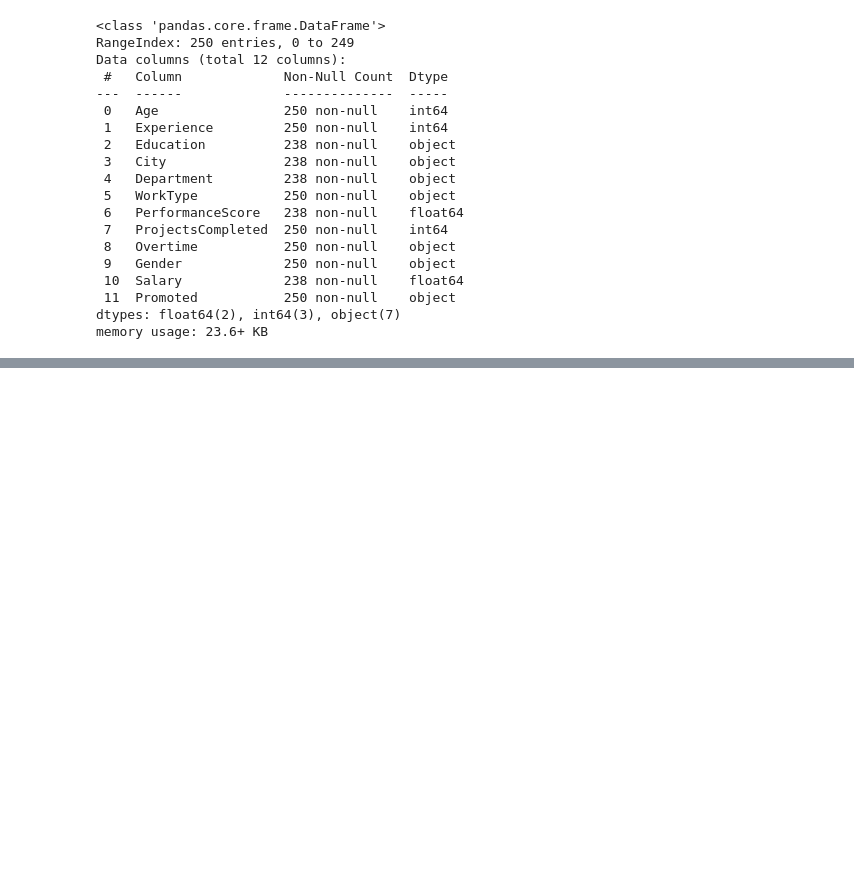
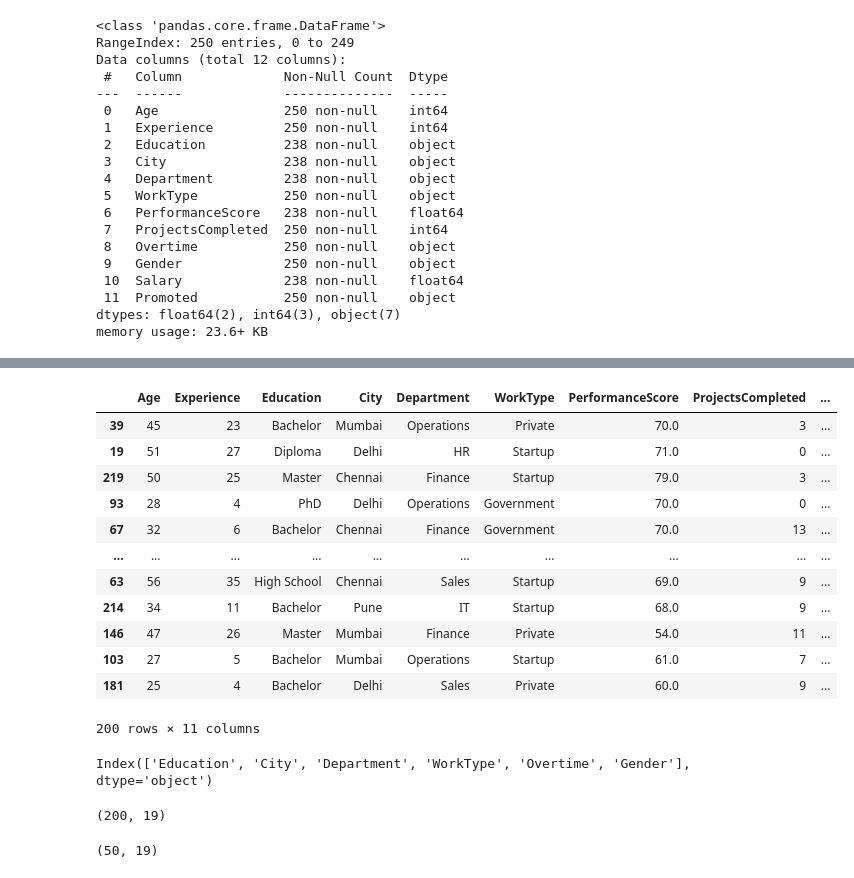
Before and after one commit to KARTIK-KUMAR-SINGH/Promotion_prediction_of-the_employee-Feature-Engineering-, a Jupyter notebook: Promotion_prediction_of_the_employ_project_(Feature_Engineering).ipynb, the cells around one changed output, grey strips where cells are left out. Saved outputs shown, nothing was run; the diff lists cells and outputs as text; code cells hidden in the pictures; blank space fills up the shorter version.

```diff
--- a/Promotion_prediction_of_the_employ_project_(Feature_Engineering).ipynb
+++ b/Promotion_prediction_of_the_employ_project_(Feature_Engineering).ipynb
@@ -295,0 +338,3 @@ X_test[['Salary' , 'PerformanceScore']] = median_imputer.transform(X_test[['Sala
+# %%
+from sklearn.impute import SimpleImputer
+mode_imputer = SimpleImputer(strategy = 'most_frequent')
@@ -295,0 +386,16 @@ X_test[['Salary' , 'PerformanceScore']] = median_imputer.transform(X_test[['Sala
+# %%
+X_train
+# %% [output]
+|  | Age | Experience | Education | City | Department | WorkType | PerformanceScore | ProjectsCompleted | ... |
+| 39 | 45 | 23 | Bachelor | Mumbai | Operations | Private | 70.0 | 3 | ... |
+| 19 | 51 | 27 | Diploma | Delhi | HR | Startup | 71.0 | 0 | ... |
+| 219 | 50 | 25 | Master | Chennai | Finance | Startup | 79.0 | 3 | ... |
+| 93 | 28 | 4 | PhD | Delhi | Operations | Government | 70.0 | 0 | ... |
+| 67 | 32 | 6 | Bachelor | Chennai | Finance | Government | 70.0 | 13 | ... |
+| ... | ... | ... | ... | ... | ... | ... | ... | ... | ... |
+| 63 | 56 | 35 | High School | Chennai | Sales | Startup | 69.0 | 9 | ... |
+| 214 | 34 | 11 | Bachelor | Pune | IT | Startup | 68.0 | 9 | ... |
+| 146 | 47 | 26 | Master | Mumbai | Finance | Private | 54.0 | 11 | ... |
+| 103 | 27 | 5 | Bachelor | Mumbai | Operations | Startup | 61.0 | 7 | ... |
+| 181 | 25 | 4 | Bachelor | Delhi | Sales | Private | 60.0 | 9 | ... |
+200 rows × 11 columns
@@ -295,0 +404,4 @@ X_test[['Salary' , 'PerformanceScore']] = median_imputer.transform(X_test[['Sala
+# %%
+categorical_columns
+# %% [output]
+Index(['Education', 'City', 'Department', 'WorkType', 'Overtime', 'Gender'], dtype='object')
@@ -295,0 +415,8 @@ X_test[['Salary' , 'PerformanceScore']] = median_imputer.transform(X_test[['Sala
+# %%
+encoded_X_train.shape
+# %% [output]
+(200, 19)
+# %%
+encoded_X_test.shape
+# %% [output]
+(50, 19)
```
Also changed, not shown: parts of 53 cells of this notebook.
